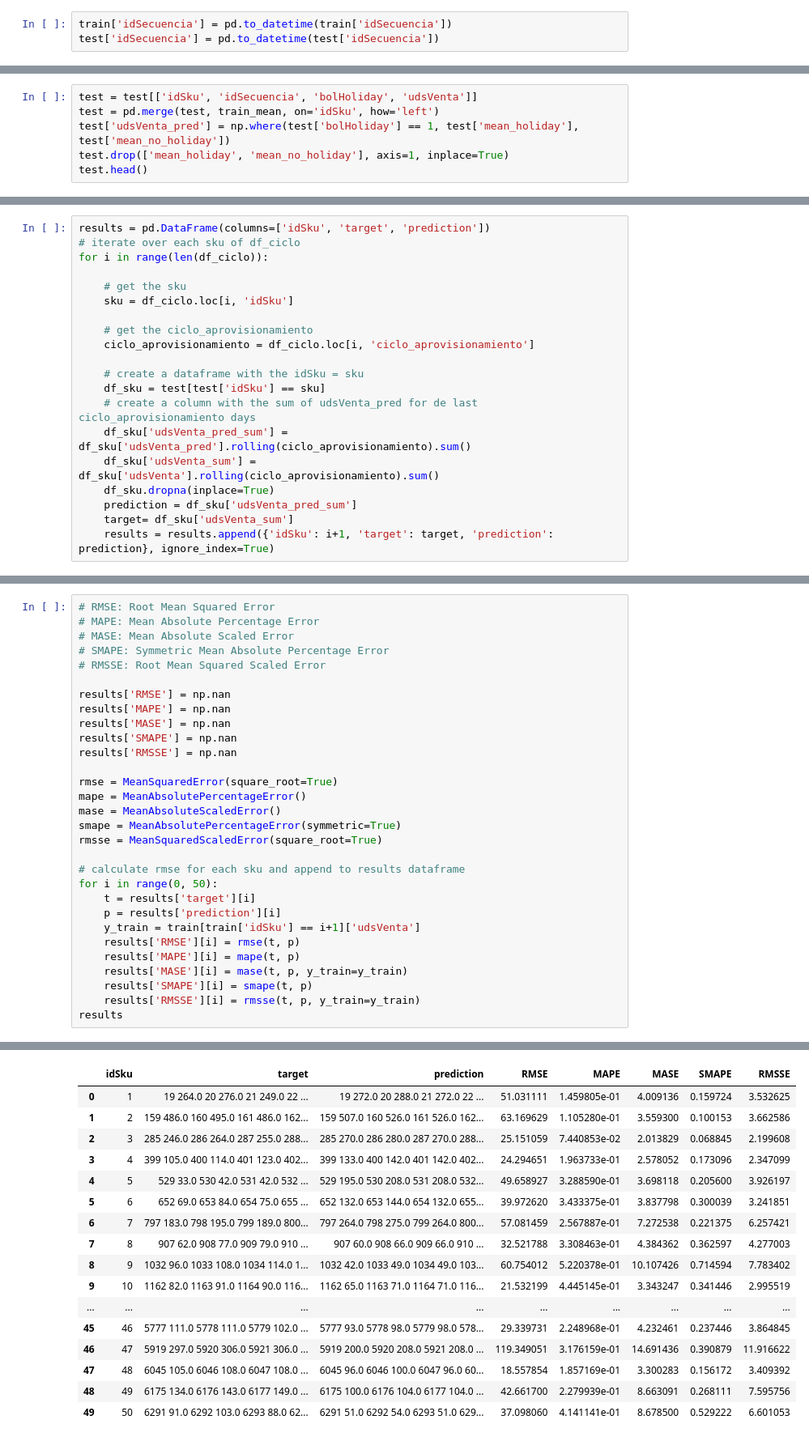
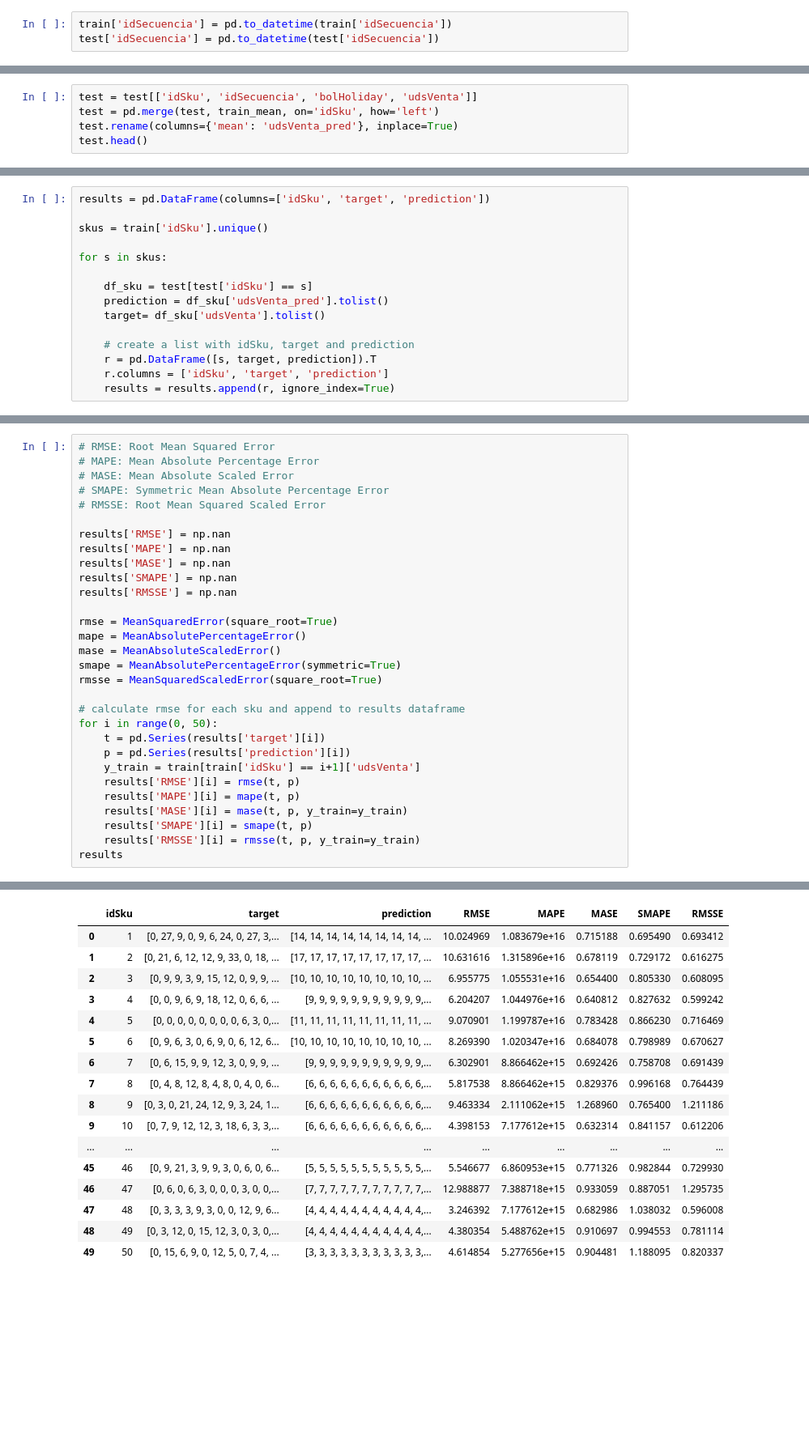
Before and after one commit to 96garciaivan/TFM_prediccion_promocional_demanda, a Jupyter notebook: Notebooks/Naive.ipynb, the cells around one changed output, grey strips where cells are left out. Shown at 81% size. Cells and saved outputs as stored; diff of their text form; blank space fills up the shorter version.

```diff
--- a/Notebooks/Naive.ipynb
+++ b/Notebooks/Naive.ipynb
@@ -44,8 +39,7 @@ train_mean
 # %%
 test = test[['idSku', 'idSecuencia', 'bolHoliday', 'udsVenta']]
 test = pd.merge(test, train_mean, on='idSku', how='left')
-test['udsVenta_pred'] = np.where(test['bolHoliday'] == 1, test['mean_holiday'], test['mean_no_holiday'])
-test.drop(['mean_holiday', 'mean_no_holiday'], axis=1, inplace=True)
+test.rename(columns={'mean': 'udsVenta_pred'}, inplace=True)
 test.head()
 # %% [output]
 |  | idSku | idSecuencia | bolHoliday | udsVenta | udsVenta_pred |
@@ -81,20 +50,0 @@ df_ciclo.head()
-# %%
-results = pd.DataFrame(columns=['idSku', 'target', 'prediction'])
-# iterate over each sku of df_ciclo
-for i in range(len(df_ciclo)):
-
-    # get the sku
-    sku = df_ciclo.loc[i, 'idSku']
-
-    # get the ciclo_aprovisionamiento
-    ciclo_aprovisionamiento = df_ciclo.loc[i, 'ciclo_aprovisionamiento']
-
-    # create a dataframe with the idSku = sku
-    df_sku = test[test['idSku'] == sku]
-    # create a column with the sum of udsVenta_pred for de last ciclo_aprovisionamiento days
-    df_sku['udsVenta_pred_sum'] = df_sku['udsVenta_pred'].rolling(ciclo_aprovisionamiento).sum()
-    df_sku['udsVenta_sum'] = df_sku['udsVenta'].rolling(ciclo_aprovisionamiento).sum()
-    df_sku.dropna(inplace=True)
-    prediction = df_sku['udsVenta_pred_sum']
-    target= df_sku['udsVenta_sum']
-    results = results.append({'idSku': i+1, 'target': target, 'prediction': prediction}, ignore_index=True)
@@ -115,0 +51,15 @@ See the caveats in the documentation: https://pandas.pydata.org/pandas-docs/stab
+# %%
+results = pd.DataFrame(columns=['idSku', 'target', 'prediction'])
+
+skus = train['idSku'].unique()
+
+for s in skus:
+
+    df_sku = test[test['idSku'] == s]
+    prediction = df_sku['udsVenta_pred'].tolist()
+    target= df_sku['udsVenta'].tolist()
+
+    # create a list with idSku, target and prediction
+    r = pd.DataFrame([s, target, prediction]).T
+    r.columns = ['idSku', 'target', 'prediction']
+    results = results.append(r, ignore_index=True)
@@ -133,51 +103,51 @@ smape = MeanAbsolutePercentageError(symmetric=True)
 rmsse = MeanSquaredScaledError(square_root=True)
 
 # calculate rmse for each sku and append to results dataframe
 for i in range(0, 50):
-    t = results['target'][i]
-    p = results['prediction'][i]
+    t = pd.Series(results['target'][i])
+    p = pd.Series(results['prediction'][i])
     y_train = train[train['idSku'] == i+1]['udsVenta']
     results['RMSE'][i] = rmse(t, p)
     results['MAPE'][i] = mape(t, p)
     results['MASE'][i] = mase(t, p, y_train=y_train)
     results['SMAPE'][i] = smape(t, p)
     results['RMSSE'][i] = rmsse(t, p, y_train=y_train)
 results
 # %% [output]
 A value is trying to be set on a copy of a slice from a DataFrame
 
 See the caveats in the documentation: https://pandas.pydata.org/pandas-docs/stable/user_guide/indexing.html#returning-a-view-versus-a-copy
   results['RMSE'][i] = rmse(t, p)
 A value is trying to be set on a copy of a slice from a DataFrame
 
 See the caveats in the documentation: https://pandas.pydata.org/pandas-docs/stable/user_guide/indexing.html#returning-a-view-versus-a-copy
   results['MAPE'][i] = mape(t, p)
 A value is trying to be set on a copy of a slice from a DataFrame
 
 See the caveats in the documentation: https://pandas.pydata.org/pandas-docs/stable/user_guide/indexing.html#returning-a-view-versus-a-copy
   results['MASE'][i] = mase(t, p, y_train=y_train)
 ... (984 lines left out)
 A value is trying to be set on a copy of a slice from a DataFrame
 
 See the caveats in the documentation: https://pandas.pydata.org/pandas-docs/stable/user_guide/indexing.html#returning-a-view-versus-a-copy
   results['RMSSE'][i] = rmsse(t, p, y_train=y_train)
 |  | idSku | target | prediction | RMSE | MAPE | MASE | SMAPE | RMSSE |
-| 0 | 1 | 19 264.0 20 276.0 21 249.0 22 ... | 19 272.0 20 288.0 21 272.0 22 ... | 51.031111 | 1.459805e-01 | 4.009136 | 0.159724 | 3.532625 |
-| 1 | 2 | 159 486.0 160 495.0 161 486.0 162... | 159 507.0 160 526.0 161 526.0 162... | 63.169629 | 1.105280e-01 | 3.559300 | 0.100153 | 3.662586 |
-| 2 | 3 | 285 246.0 286 264.0 287 255.0 288... | 285 270.0 286 280.0 287 270.0 288... | 25.151059 | 7.440853e-02 | 2.013829 | 0.068845 | 2.199608 |
-| 3 | 4 | 399 105.0 400 114.0 401 123.0 402... | 399 133.0 400 142.0 401 142.0 402... | 24.294651 | 1.963733e-01 | 2.578052 | 0.173096 | 2.347099 |
-| 4 | 5 | 529 33.0 530 42.0 531 42.0 532 ... | 529 195.0 530 208.0 531 208.0 532... | 49.658927 | 3.288590e-01 | 3.698118 | 0.205600 | 3.926197 |
-| 5 | 6 | 652 69.0 653 84.0 654 75.0 655 ... | 652 132.0 653 144.0 654 132.0 655... | 39.972620 | 3.433375e-01 | 3.837798 | 0.300039 | 3.241851 |
-| 6 | 7 | 797 183.0 798 195.0 799 189.0 800... | 797 264.0 798 275.0 799 264.0 800... | 57.081459 | 2.567887e-01 | 7.272538 | 0.221375 | 6.257421 |
-| 7 | 8 | 907 62.0 908 77.0 909 79.0 910 ... | 907 60.0 908 66.0 909 66.0 910 ... | 32.521788 | 3.308463e-01 | 4.384362 | 0.362597 | 4.277003 |
-| 8 | 9 | 1032 96.0 1033 108.0 1034 114.0 1... | 1032 42.0 1033 49.0 1034 49.0 103... | 60.754012 | 5.220378e-01 | 10.107426 | 0.714594 | 7.783402 |
-| 9 | 10 | 1162 82.0 1163 91.0 1164 90.0 116... | 1162 65.0 1163 71.0 1164 71.0 116... | 21.532199 | 4.445145e-01 | 3.343247 | 0.341446 | 2.995519 |
+| 0 | 1 | [0, 27, 9, 0, 9, 6, 24, 0, 27, 3,... | [14, 14, 14, 14, 14, 14, 14, 14, ... | 10.024969 | 1.083679e+16 | 0.715188 | 0.695490 | 0.693412 |
+| 1 | 2 | [0, 21, 6, 12, 12, 9, 33, 0, 18, ... | [17, 17, 17, 17, 17, 17, 17, 17, ... | 10.631616 | 1.315896e+16 | 0.678119 | 0.729172 | 0.616275 |
+| 2 | 3 | [0, 9, 9, 3, 9, 15, 12, 0, 9, 9, ... | [10, 10, 10, 10, 10, 10, 10, 10, ... | 6.955775 | 1.055531e+16 | 0.654400 | 0.805330 | 0.608095 |
+| 3 | 4 | [0, 0, 9, 6, 9, 18, 12, 0, 6, 6, ... | [9, 9, 9, 9, 9, 9, 9, 9, 9, 9, 9,... | 6.204207 | 1.044976e+16 | 0.640812 | 0.827632 | 0.599242 |
+| 4 | 5 | [0, 0, 0, 0, 0, 0, 0, 0, 6, 3, 0,... | [11, 11, 11, 11, 11, 11, 11, 11, ... | 9.070901 | 1.199787e+16 | 0.783428 | 0.866230 | 0.716469 |
+| 5 | 6 | [0, 9, 6, 3, 0, 6, 9, 0, 6, 12, 6... | [10, 10, 10, 10, 10, 10, 10, 10, ... | 8.269390 | 1.020347e+16 | 0.684078 | 0.798989 | 0.670627 |
+| 6 | 7 | [0, 6, 15, 9, 9, 12, 3, 0, 9, 9, ... | [9, 9, 9, 9, 9, 9, 9, 9, 9, 9, 9,... | 6.302901 | 8.866462e+15 | 0.692426 | 0.758708 | 0.691439 |
+| 7 | 8 | [0, 4, 8, 12, 8, 4, 8, 0, 4, 0, 6... | [6, 6, 6, 6, 6, 6, 6, 6, 6, 6, 6,... | 5.817538 | 8.866462e+15 | 0.829376 | 0.996168 | 0.764439 |
+| 8 | 9 | [0, 3, 0, 21, 24, 12, 9, 3, 24, 1... | [6, 6, 6, 6, 6, 6, 6, 6, 6, 6, 6,... | 9.463334 | 2.111062e+15 | 1.268960 | 0.765400 | 1.211186 |
+| 9 | 10 | [0, 7, 9, 12, 12, 3, 18, 6, 3, 3,... | [6, 6, 6, 6, 6, 6, 6, 6, 6, 6, 6,... | 4.398153 | 7.177612e+15 | 0.632314 | 0.841157 | 0.612206 |
 | ... | ... | ... | ... | ... | ... | ... | ... | ... |
-| 45 | 46 | 5777 111.0 5778 111.0 5779 102.0 ... | 5777 93.0 5778 98.0 5779 98.0 578... | 29.339731 | 2.248968e-01 | 4.232461 | 0.237446 | 3.864845 |
-| 46 | 47 | 5919 297.0 5920 306.0 5921 306.0 ... | 5919 200.0 5920 208.0 5921 208.0 ... | 119.349051 | 3.176159e-01 | 14.691436 | 0.390879 | 11.916622 |
-| 47 | 48 | 6045 105.0 6046 108.0 6047 108.0 ... | 6045 96.0 6046 100.0 6047 96.0 60... | 18.557854 | 1.857169e-01 | 3.300283 | 0.156172 | 3.409392 |
-| 48 | 49 | 6175 134.0 6176 143.0 6177 149.0 ... | 6175 100.0 6176 104.0 6177 104.0 ... | 42.661700 | 2.279939e-01 | 8.663091 | 0.268111 | 7.595756 |
-| 49 | 50 | 6291 91.0 6292 103.0 6293 88.0 62... | 6291 51.0 6292 54.0 6293 51.0 629... | 37.098060 | 4.141141e-01 | 8.678500 | 0.529222 | 6.601053 |
+| 45 | 46 | [0, 9, 21, 3, 9, 9, 3, 0, 6, 0, 6... | [5, 5, 5, 5, 5, 5, 5, 5, 5, 5, 5,... | 5.546677 | 6.860953e+15 | 0.771326 | 0.982844 | 0.729930 |
+| 46 | 47 | [0, 6, 0, 6, 3, 0, 0, 0, 3, 0, 0,... | [7, 7, 7, 7, 7, 7, 7, 7, 7, 7, 7,... | 12.988877 | 7.388718e+15 | 0.933059 | 0.887051 | 1.295735 |
+| 47 | 48 | [0, 3, 3, 3, 9, 3, 0, 0, 12, 9, 6... | [4, 4, 4, 4, 4, 4, 4, 4, 4, 4, 4,... | 3.246392 | 7.177612e+15 | 0.682986 | 1.038032 | 0.596008 |
+| 48 | 49 | [0, 3, 12, 0, 15, 12, 3, 0, 3, 0,... | [4, 4, 4, 4, 4, 4, 4, 4, 4, 4, 4,... | 4.380354 | 5.488762e+15 | 0.910697 | 0.994553 | 0.781114 |
+| 49 | 50 | [0, 15, 6, 9, 0, 12, 5, 0, 7, 4, ... | [3, 3, 3, 3, 3, 3, 3, 3, 3, 3, 3,... | 4.614854 | 5.277656e+15 | 0.904481 | 1.188095 | 0.820337 |
 # %%
 # make 50 subplots in a 10x5 grid and plot the target and prediction
 fig, axs = plt.subplots(10, 5, figsize=(20, 20))
```
Also changed, not shown: parts of 15 cells of this notebook, 23 other files.
